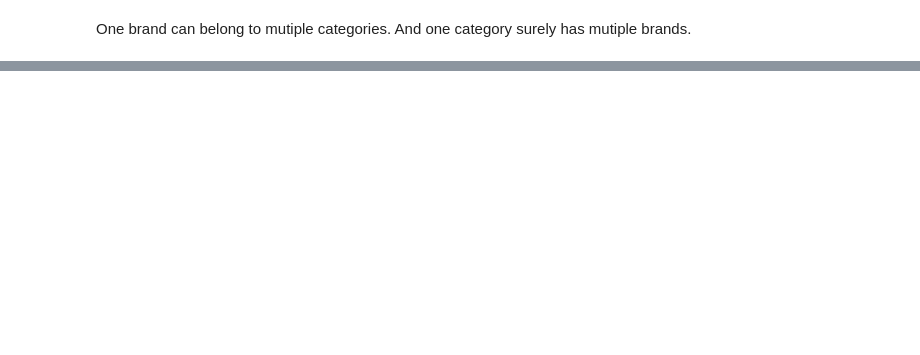
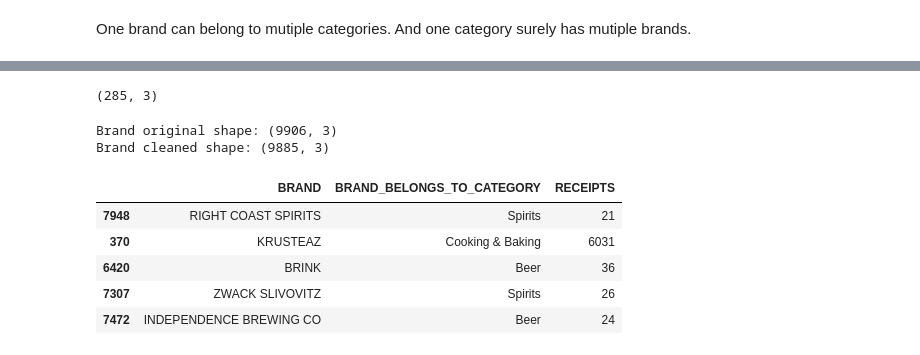
Before and after one commit to hjiangAnthony/retailer_nlp_challenger, a Jupyter notebook: 00-EDA.ipynb, the cells around one changed output, grey strips where cells are left out. Cells and saved outputs as stored; diff of their text form; code cells hidden in the pictures; blank space fills up the shorter version.

Commit message:
Search Offer Algo

```diff
--- a/00-EDA.ipynb
+++ b/00-EDA.ipynb
@@ -311,0 +402,24 @@ One brand can belong to mutiple categories. And one category surely has mutiple
+# %%
+df_offers.shape
+# %% [output]
+(285, 3)
+# %%
+# reload data
+df_brand = pd.read_csv('data/brand_category.csv')
+print(f'Brand original shape: {df_brand.shape}')
+
+# clean the rows based on BRAND: (1) NaN (2) only has numbers
+df_brand = df_brand.dropna(subset=['BRAND'])
+df_brand = df_brand[~df_brand['BRAND'].str.isnumeric()]
+print(f'Brand cleaned shape: {df_brand.shape}')
+
+df_brand.sample(5)
+# %% [output]
+Brand original shape: (9906, 3)
+Brand cleaned shape: (9885, 3)
+|  | BRAND | BRAND_BELONGS_TO_CATEGORY | RECEIPTS |
+| 7948 | RIGHT COAST SPIRITS | Spirits | 21 |
+| 370 | KRUSTEAZ | Cooking & Baking | 6031 |
+| 6420 | BRINK | Beer | 36 |
+| 7307 | ZWACK SLIVOVITZ | Spirits | 26 |
+| 7472 | INDEPENDENCE BREWING CO | Beer | 24 |
```
Also changed, not shown: parts of 16 cells of this notebook, 5 other files.
